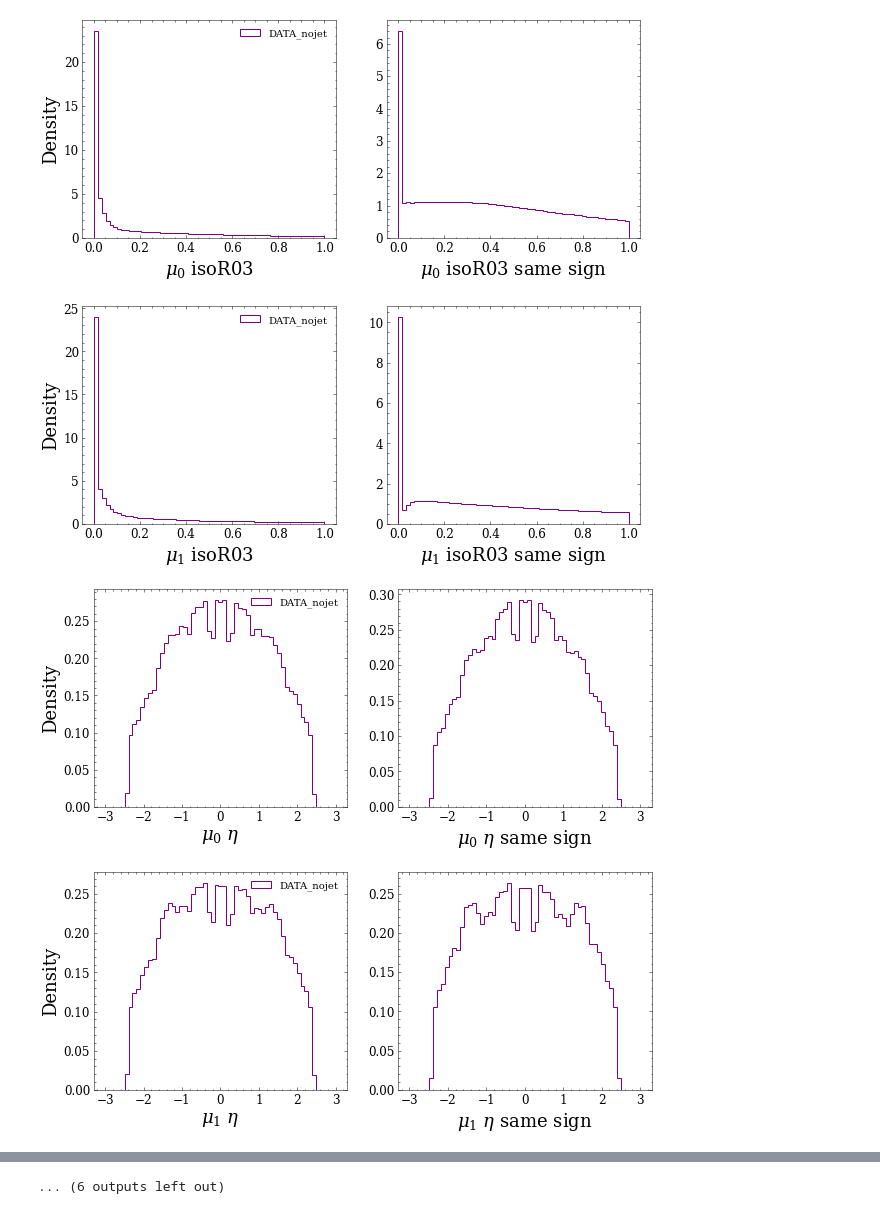
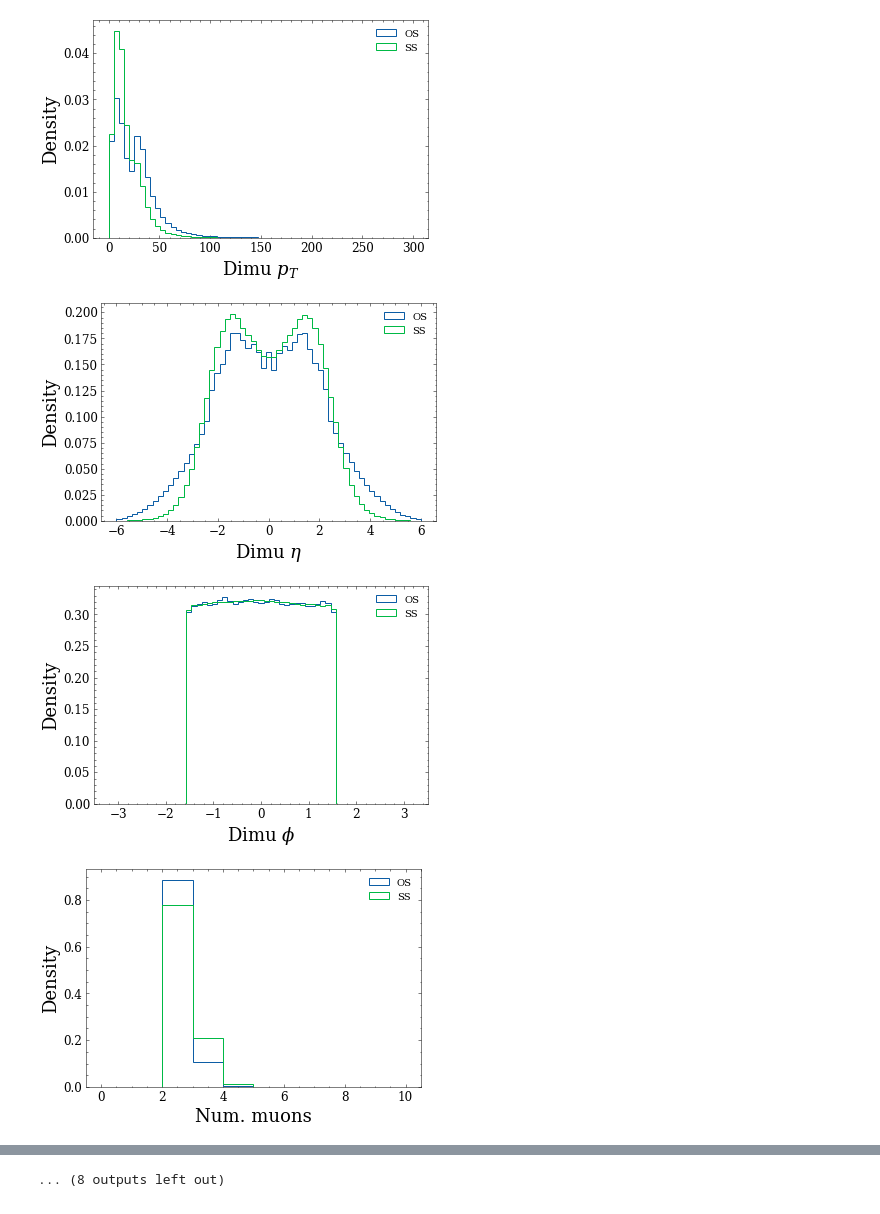
Before and after one commit to hep-lbdl/dimuonAD, a Jupyter notebook: 03_visualize_data.ipynb, the cells around one changed output, grey strips where cells are left out. Drawn from its saved outputs; the diff is of its cells as text; code cells hidden in the pictures.

Commit message:
cleaner workflow, split compilation and plotting

```diff
--- a/03_visualize_data.ipynb
+++ b/03_visualize_data.ipynb
@@ -62,28 +109,19 @@ colors_dict = {
 # %%
+vars_to_plot = all_data.keys()
 
 for var in vars_to_plot:
 
-    if "samesign" not in var:
+    if ("samesign" not in var) and ("HLT" not in var):
 
-        fig, ax = plt.subplots(1, 2, figsize = (10, 4))
-
-        for code in uncut_data.keys():
-
-            bins = feature_bins[var]
-            #bins = np.linspace(np.min(uncut_data["BSM_HAA_jet"][var]), np.max(uncut_data["BSM_HAA_jet"][var]), 40)
-
-            ax[0].hist(uncut_data[code][var], bins = bins, histtype = "step", density = True, label = code, color = colors_dict[code])
-            ax[0].set_xlabel(feature_labels[var])
-
-            ax[1].hist(uncut_data[code][var+"_samesign"], bins = bins, histtype = "step", density = True, label = code, color = colors_dict[code])
-            ax[1].set_xlabel(feature_labels[var]+" same sign")
-
-
-        ax[0].set_ylabel("Density")
-        ax[0].legend()
+        plt.figure()
+        plt.hist(all_data[var], bins = feature_bins[var], histtype = "step", density = True, label = "OS")
+        plt.hist(all_data[var+"_samesign"], bins = feature_bins[var], histtype = "step", density = True, label = "SS")
+        plt.xlabel(feature_labels[var])
+        plt.ylabel("Density")
+        plt.legend()
         plt.show()
 # %% [output]
-[figure, old version]
+[figure, new version]
-[figure, old version]
+[figure, new version]
-[figure, old version]
+[figure, new version]
-[figure, old version]
+[figure, new version]
@@ -98,2 +136,2 @@ for var in vars_to_plot:
-... (6 outputs left out)
+... (8 outputs left out)
 # %% [markdown]
```
Also changed, not shown: parts of 13 cells of this notebook, 7 other files.
